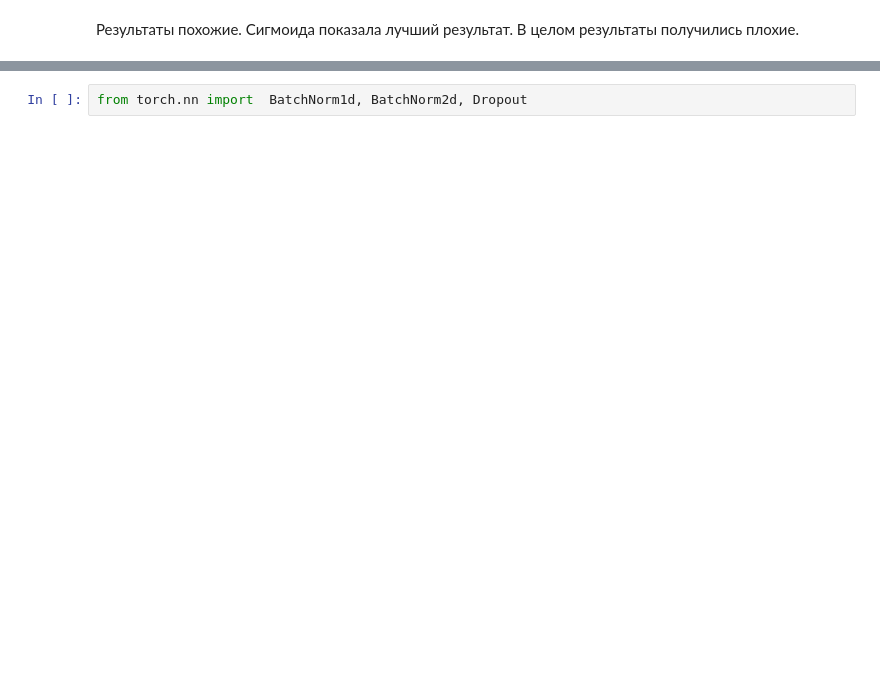
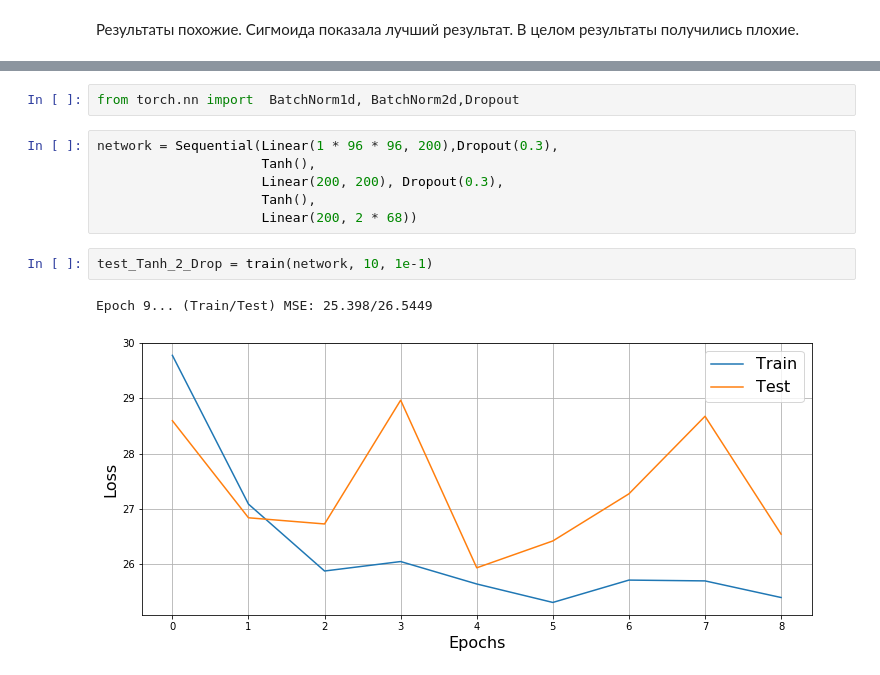
Before and after one commit to Pauliwb/neural-network, a Jupyter notebook: Seminar_3/practice/Practice task 3, PyTorch Introduction [SOLVED].ipynb, the cells around one changed output, grey strips where cells are left out. Saved outputs shown, nothing was run; the diff lists cells and outputs as text; blank space fills up the shorter version.

```diff
--- a/Seminar_3/practice/Practice task 3, PyTorch Introduction [SOLVED].ipynb
+++ b/Seminar_3/practice/Practice task 3, PyTorch Introduction [SOLVED].ipynb
@@ -306,2 +319,13 @@ Epoch 3... (Train/Test) MSE: 17.834/18.7068
 # %%
-from torch.nn import  BatchNorm1d, BatchNorm2d, Dropout
+from torch.nn import  BatchNorm1d, BatchNorm2d,Dropout
+# %%
+network = Sequential(Linear(1 * 96 * 96, 200),Dropout(0.3),
+                     Tanh(),
+                     Linear(200, 200), Dropout(0.3),
+                     Tanh(),
+                     Linear(200, 2 * 68))
+# %%
+test_Tanh_2_Drop = train(network, 10, 1e-1)
+# %% [output]
+Epoch 9... (Train/Test) MSE: 25.398/26.5449
+[figure, added]
```
Also changed, not shown: parts of 16 cells of this notebook.
